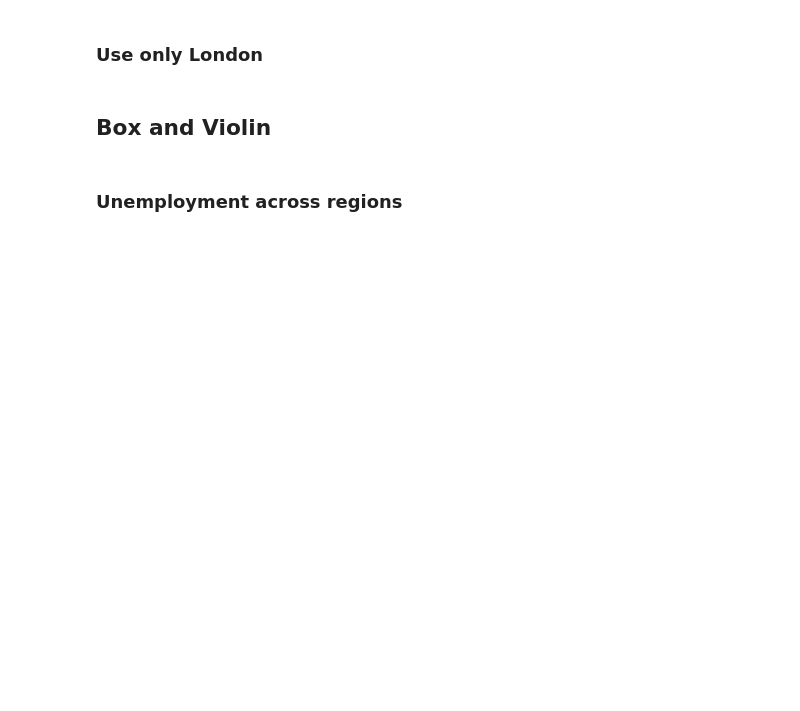
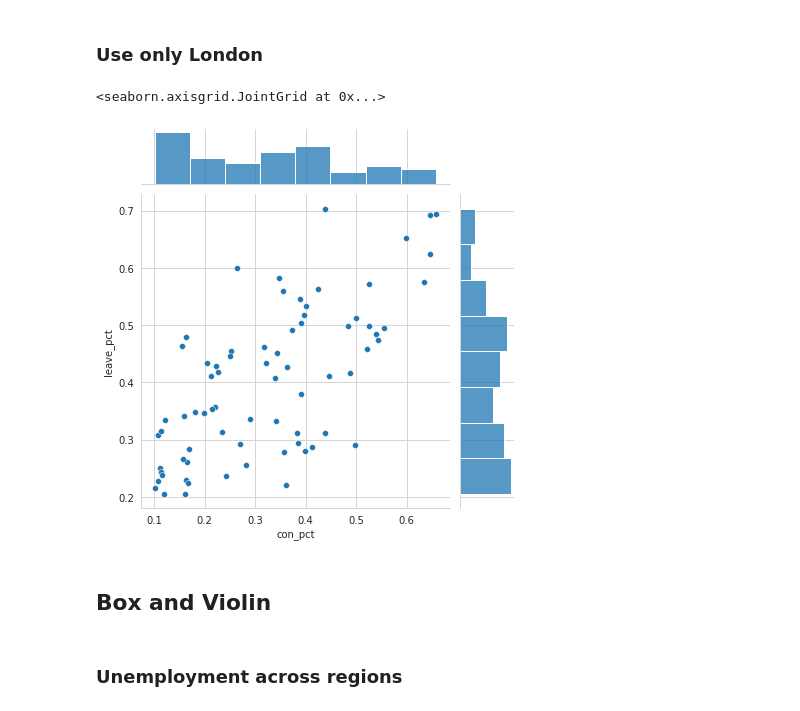
Before and after one commit to ab17254/GV918-Week-05, a Jupyter notebook: Week_05_Class_Exercise.ipynb, the cells around one changed output. Drawn from its saved outputs; the diff is of its cells as text; code cells hidden in the pictures; blank space fills up the shorter version.

```diff
--- a/Week_05_Class_Exercise.ipynb
+++ b/Week_05_Class_Exercise.ipynb
@@ -155,5 +154,10 @@ sns.jointplot(x = 'con_pct', y = 'leave_pct', data=df_merge)
 # %% [markdown]
 ### Use only London
+# %%
+sns.jointplot(x = 'con_pct', y = 'leave_pct', data=df_merge[df_merge['region_name'] == 'London'])
+# %% [output]
+<seaborn.axisgrid.JointGrid at 0x...>
+[figure, added]
 # %% [markdown]
 ## Box and Violin
 # %% [markdown]
```
Also changed, not shown: parts of 12 cells of this notebook.
